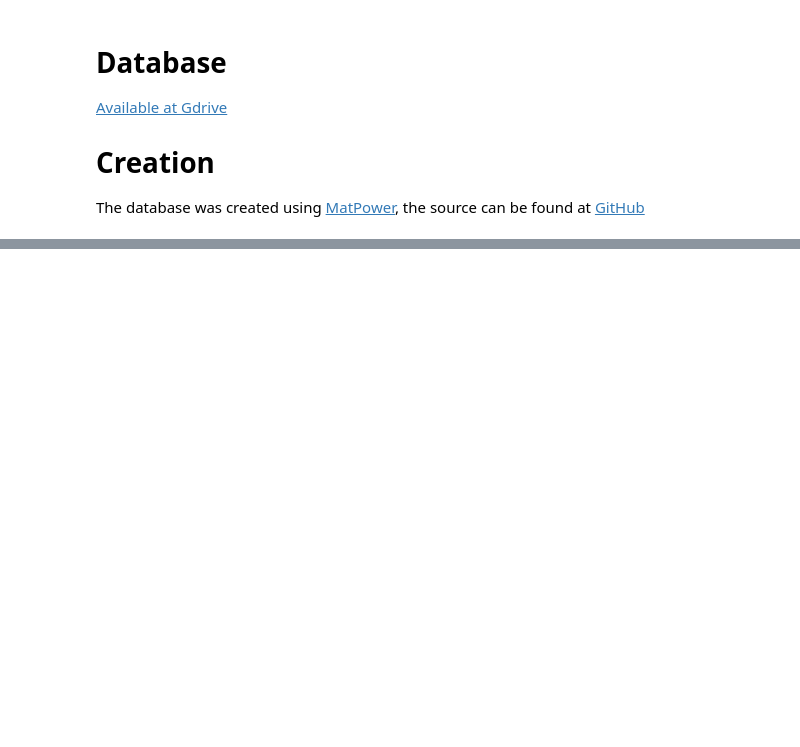
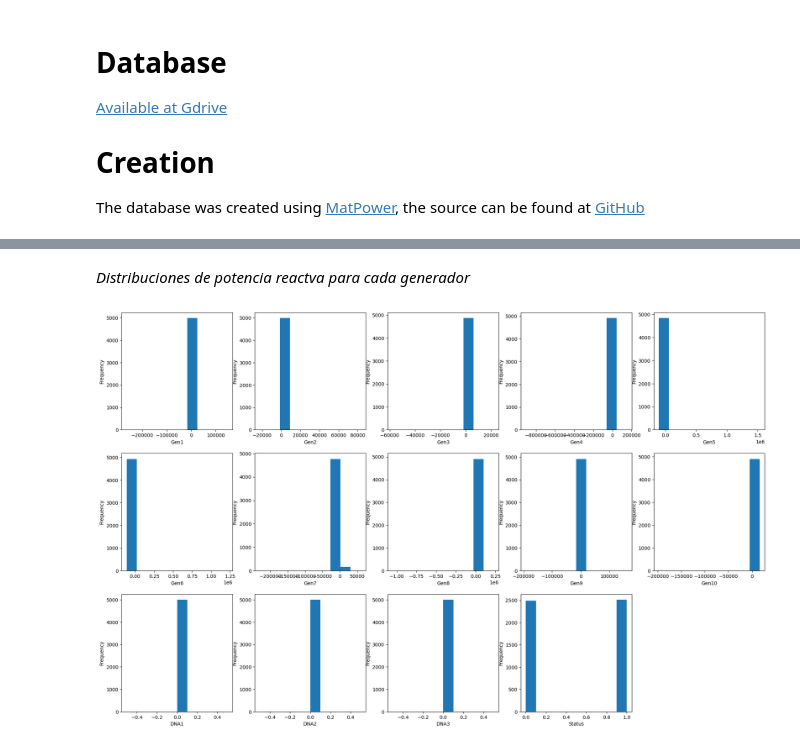
Before and after one commit to IceMerman/NN_validation, a Jupyter notebook: notebooks/exploration.ipynb, the cells around one changed output, grey strips where cells are left out. Drawn from its saved outputs; the diff is of its cells as text; code cells hidden in the pictures; blank space fills up the shorter version.

```diff
--- a/notebooks/exploration.ipynb
+++ b/notebooks/exploration.ipynb
@@ -36,0 +129,13 @@ QLOAD = SLOAD[:, powers//2:]
+# %% [markdown]
+
+*Distribuciones de potencia reactva para cada generador*
+# %%
+fig =plt.figure(figsize=(24,15))
+i = 0
+for column in df_Qgen:
+    sub = fig.add_subplot(3, 5,i + 1)
+    sub.set_xlabel(column)
+    df_Qgen[column].plot(kind = 'hist')
+    i = i +1
+# %% [output]
+[figure, added]
```
Also changed, not shown: parts of 26 cells of this notebook, 1 other file.
